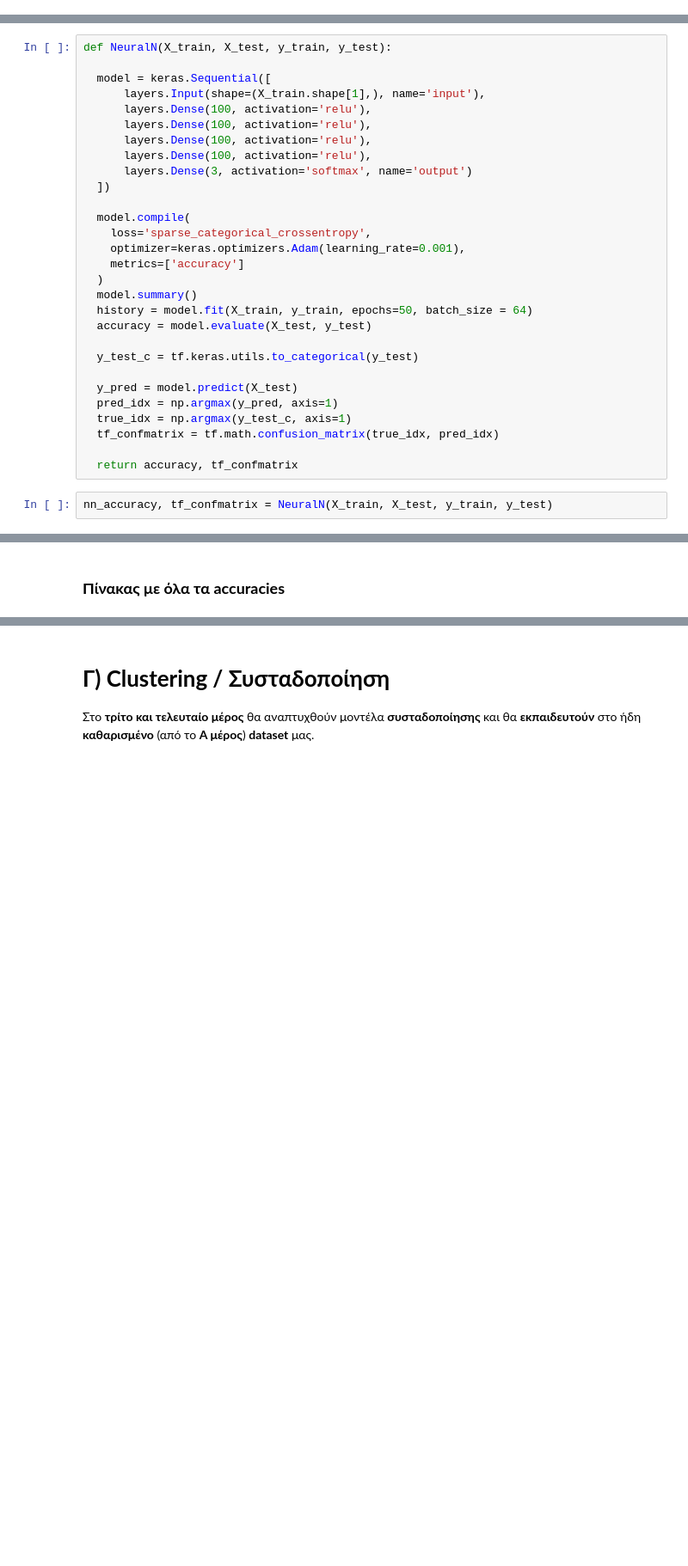
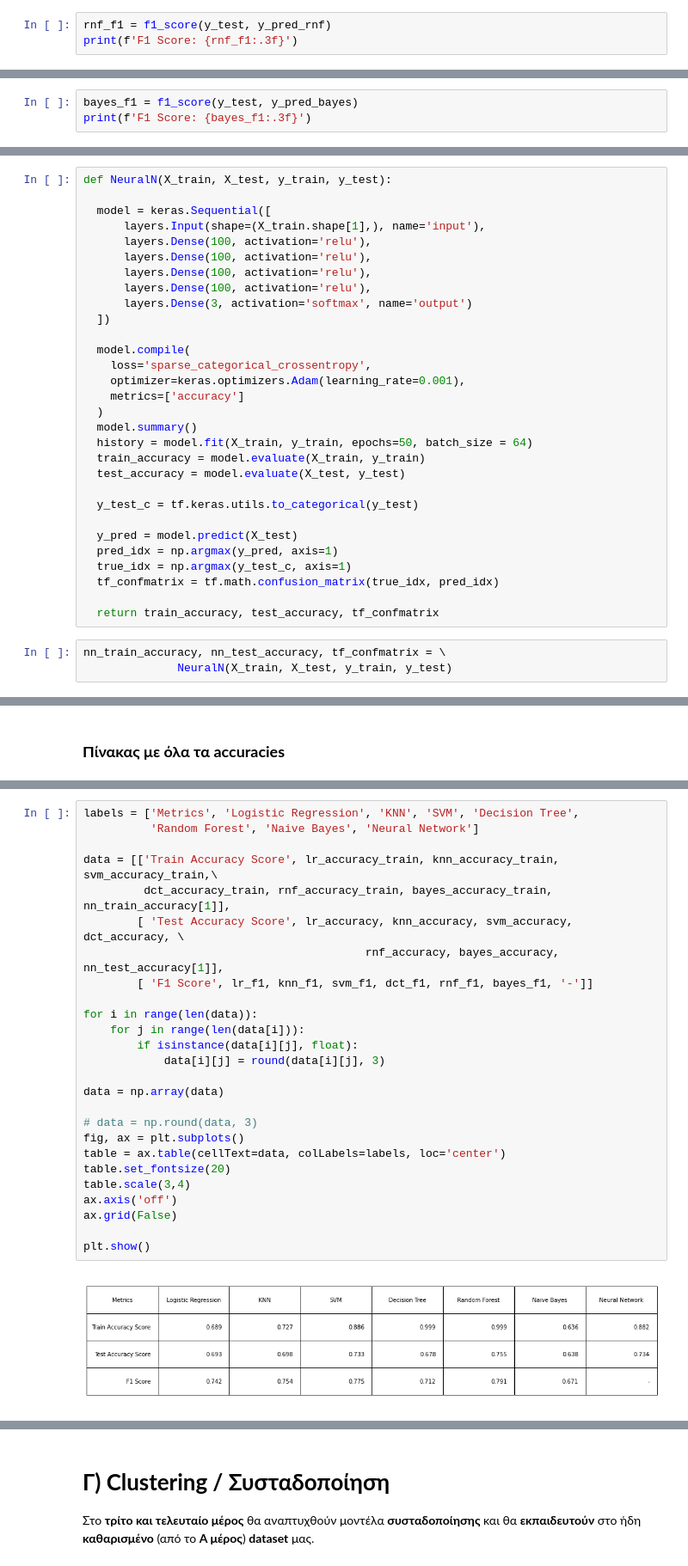
Before and after one commit to Maagnitude/coupon-recommend-models, a Jupyter notebook: coupon_recommend_models.ipynb, the cells around one changed output, grey strips where cells are left out. Shown at 86% size. Drawn from its saved outputs; the diff is of its cells as text; blank space fills up the shorter version.

```diff
--- a/coupon_recommend_models.ipynb
+++ b/coupon_recommend_models.ipynb
@@ -506,0 +553,3 @@ Accuracy: 0.755
+# %%
+rnf_f1 = f1_score(y_test, y_pred_rnf)
+print(f'F1 Score: {rnf_f1:.3f}')
@@ -521,0 +582,3 @@ Accuracy: 0.638
+# %%
+bayes_f1 = f1_score(y_test, y_pred_bayes)
+print(f'F1 Score: {bayes_f1:.3f}')
@@ -541,7 +608,8 @@ def NeuralN(X_train, X_test, y_train, y_test):
   )
   model.summary()
   history = model.fit(X_train, y_train, epochs=50, batch_size = 64)
-  accuracy = model.evaluate(X_test, y_test)
+  train_accuracy = model.evaluate(X_train, y_train)
+  test_accuracy = model.evaluate(X_test, y_test)
 
   y_test_c = tf.keras.utils.to_categorical(y_test)
 
@@ -550,7 +618,8 @@ def NeuralN(X_train, X_test, y_train, y_test):
   true_idx = np.argmax(y_test_c, axis=1)
   tf_confmatrix = tf.math.confusion_matrix(true_idx, pred_idx)
 
-  return accuracy, tf_confmatrix
+  return train_accuracy, test_accuracy, tf_confmatrix
 # %%
-nn_accuracy, tf_confmatrix = NeuralN(X_train, X_test, y_train, y_test)
+nn_train_accuracy, nn_test_accuracy, tf_confmatrix = \
+              NeuralN(X_train, X_test, y_train, y_test)
 # %% [output]
@@ -730,0 +657,28 @@ Accuracy: 0.62
+# %%
+labels = ['Metrics', 'Logistic Regression', 'KNN', 'SVM', 'Decision Tree',
+          'Random Forest', 'Naive Bayes', 'Neural Network']
+
+data = [['Train Accuracy Score', lr_accuracy_train, knn_accuracy_train, svm_accuracy_train,\
+         dct_accuracy_train, rnf_accuracy_train, bayes_accuracy_train, nn_train_accuracy[1]],
+        [ 'Test Accuracy Score', lr_accuracy, knn_accuracy, svm_accuracy, dct_accuracy, \
+                                          rnf_accuracy, bayes_accuracy, nn_test_accuracy[1]],
+        [ 'F1 Score', lr_f1, knn_f1, svm_f1, dct_f1, rnf_f1, bayes_f1, '-']]
+
+for i in range(len(data)):
+    for j in range(len(data[i])):
+        if isinstance(data[i][j], float):
+            data[i][j] = round(data[i][j], 3)
+
+data = np.array(data)
+
+# data = np.round(data, 3)
+fig, ax = plt.subplots()
+table = ax.table(cellText=data, colLabels=labels, loc='center')
+table.set_fontsize(20)
+table.scale(3,4)
+ax.axis('off')
+ax.grid(False)
+
+plt.show()
+# %% [output]
+[figure, added]
```
Also changed, not shown: parts of 74 cells of this notebook.
